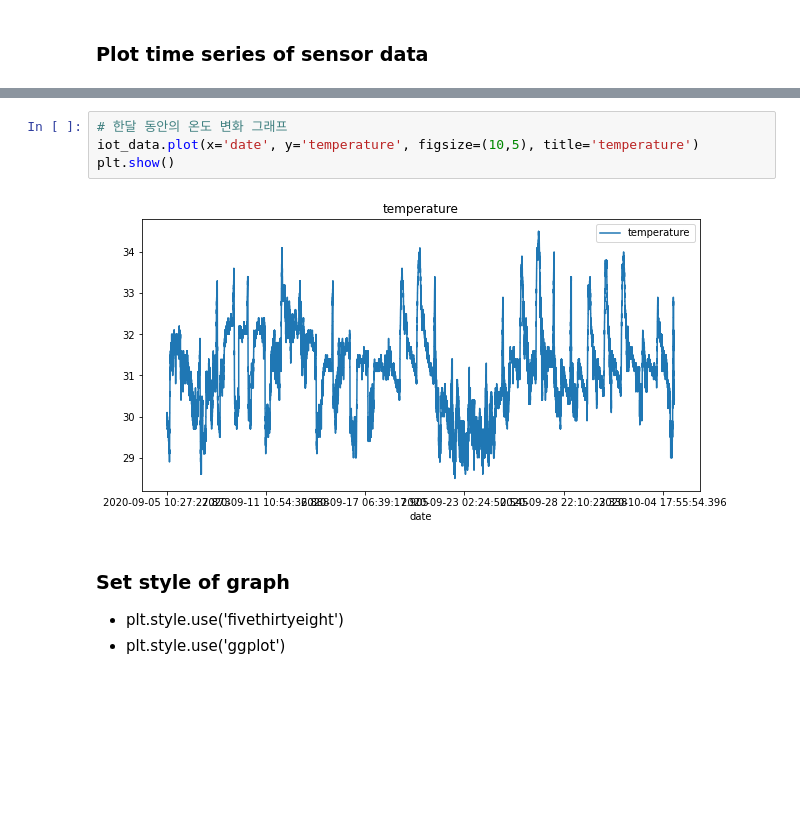
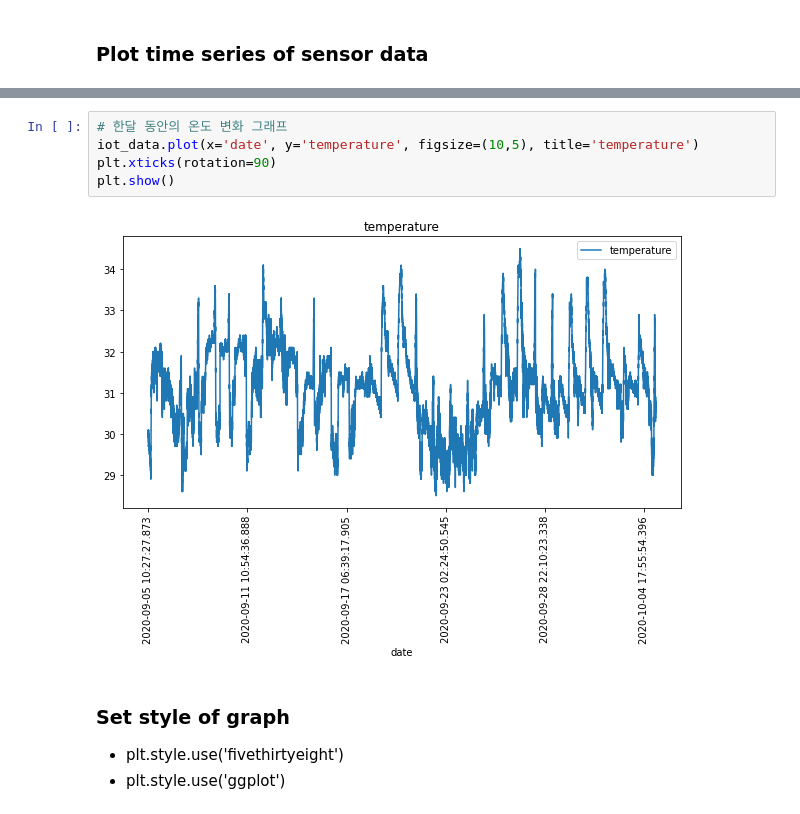
Before and after one commit to o-going/pdm01, a Jupyter notebook: py-pandas/pandas_6_iot_nano33.ipynb, the cells around one changed output, grey strips where cells are left out. Cells and saved outputs as stored; diff of their text form; blank space fills up the shorter version.

```diff
--- a/py-pandas/pandas_6_iot_nano33.ipynb
+++ b/py-pandas/pandas_6_iot_nano33.ipynb
@@ -262,9 +271,10 @@ plt.show()
 # %%
 # 한달 동안의 온도 변화 그래프
 iot_data.plot(x='date', y='temperature', figsize=(10,5), title='temperature')
+plt.xticks(rotation=90)
 plt.show()
 # %% [output]
-[figure, old version]
+[figure, new version]
 # %% [markdown]
 ### Set style of graph
 - plt.style.use('fivethirtyeight')
```
Also changed, not shown: parts of 47 cells of this notebook.
